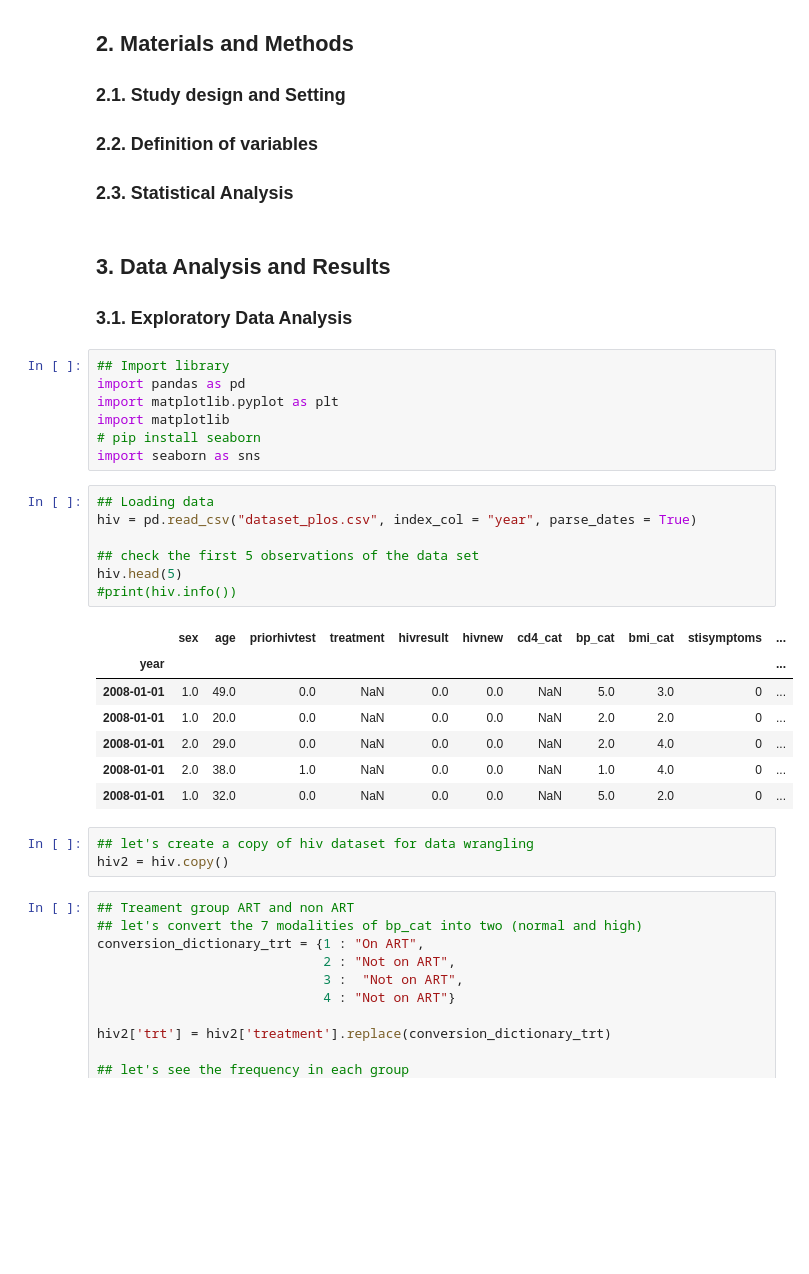
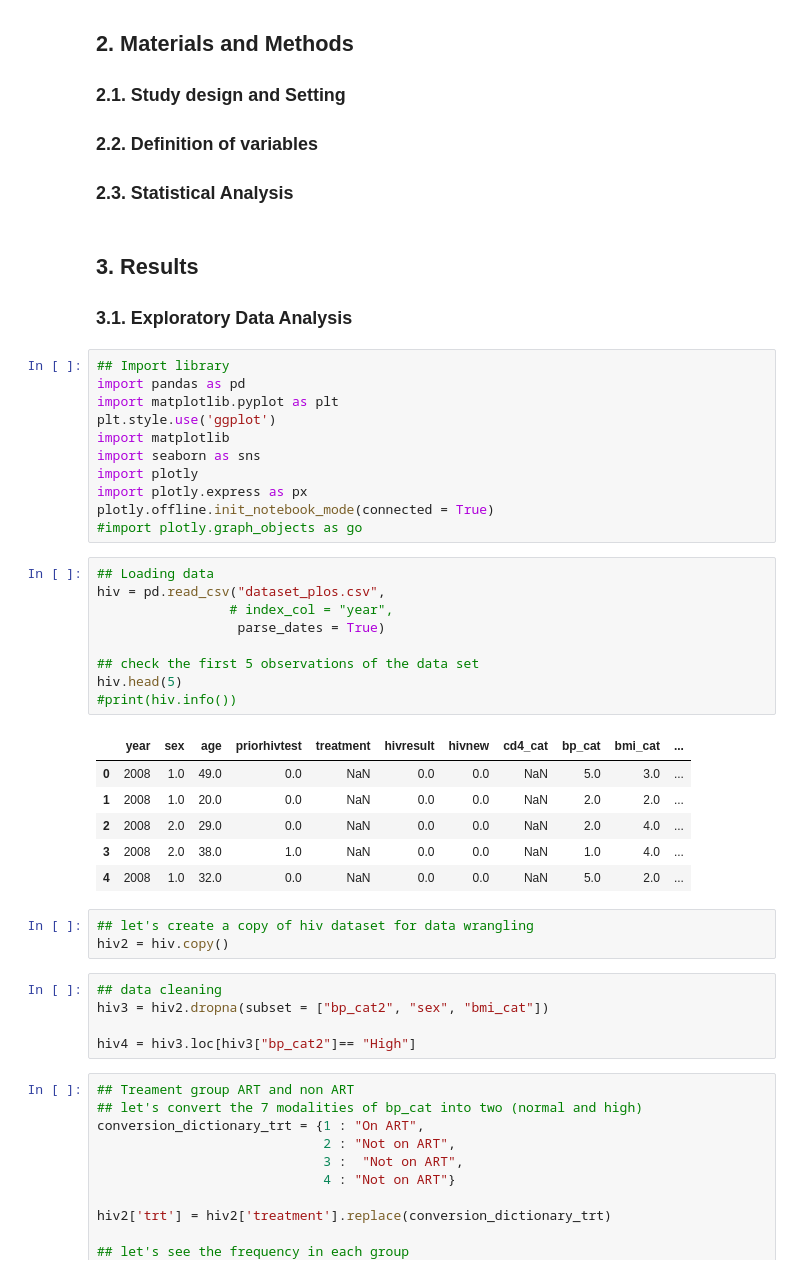
Before and after one commit to boniale/PDA_Python_HTN_PLWHIV, a Jupyter notebook: PDA_Report.ipynb, the cells around one changed output. Cells and saved outputs as stored; diff of their text form; blank space fills up the shorter version.

```diff
--- a/PDA_Report.ipynb
+++ b/PDA_Report.ipynb
@@ -43,34 +43,44 @@ The widespread use of antiretroviral therapy (ART) in SSA has resulted in a near
 
 ### 2.3. Statistical Analysis
 # %% [markdown]
-## 3. Data Analysis and Results
+## 3. Results
 
 ### 3.1. Exploratory Data Analysis
 # %%
 ## Import library
 import pandas as pd
 import matplotlib.pyplot as plt
+plt.style.use('ggplot')
 import matplotlib
-# pip install seaborn
 import seaborn as sns
+import plotly
+import plotly.express as px
+plotly.offline.init_notebook_mode(connected = True)
+#import plotly.graph_objects as go
 # %%
 ## Loading data
-hiv = pd.read_csv("dataset_plos.csv", index_col = "year", parse_dates = True)
+hiv = pd.read_csv("dataset_plos.csv",
+                 # index_col = "year",
+                  parse_dates = True)
 
 ## check the first 5 observations of the data set
 hiv.head(5)
 #print(hiv.info())
 # %% [output]
-|  | sex | age | priorhivtest | treatment | hivresult | hivnew | cd4_cat | bp_cat | bmi_cat | stisymptoms | ... |
-| year |  |  |  |  |  |  |  |  |  |  | ... |
-| 2008-01-01 | 1.0 | 49.0 | 0.0 | NaN | 0.0 | 0.0 | NaN | 5.0 | 3.0 | 0 | ... |
-| 2008-01-01 | 1.0 | 20.0 | 0.0 | NaN | 0.0 | 0.0 | NaN | 2.0 | 2.0 | 0 | ... |
-| 2008-01-01 | 2.0 | 29.0 | 0.0 | NaN | 0.0 | 0.0 | NaN | 2.0 | 4.0 | 0 | ... |
-| 2008-01-01 | 2.0 | 38.0 | 1.0 | NaN | 0.0 | 0.0 | NaN | 1.0 | 4.0 | 0 | ... |
-| 2008-01-01 | 1.0 | 32.0 | 0.0 | NaN | 0.0 | 0.0 | NaN | 5.0 | 2.0 | 0 | ... |
+|  | year | sex | age | priorhivtest | treatment | hivresult | hivnew | cd4_cat | bp_cat | bmi_cat | ... |
+| 0 | 2008 | 1.0 | 49.0 | 0.0 | NaN | 0.0 | 0.0 | NaN | 5.0 | 3.0 | ... |
+| 1 | 2008 | 1.0 | 20.0 | 0.0 | NaN | 0.0 | 0.0 | NaN | 2.0 | 2.0 | ... |
+| 2 | 2008 | 2.0 | 29.0 | 0.0 | NaN | 0.0 | 0.0 | NaN | 2.0 | 4.0 | ... |
+| 3 | 2008 | 2.0 | 38.0 | 1.0 | NaN | 0.0 | 0.0 | NaN | 1.0 | 4.0 | ... |
+| 4 | 2008 | 1.0 | 32.0 | 0.0 | NaN | 0.0 | 0.0 | NaN | 5.0 | 2.0 | ... |
 # %%
 ## let's create a copy of hiv dataset for data wrangling
 hiv2 = hiv.copy()
+# %%
+## data cleaning
+hiv3 = hiv2.dropna(subset = ["bp_cat2", "sex", "bmi_cat"])
+
+hiv4 = hiv3.loc[hiv3["bp_cat2"]== "High"]
 # %%
 ## Treament group ART and non ART
 ## let's convert the 7 modalities of bp_cat into two (normal and high)
```
Also changed, not shown: parts of 29 cells of this notebook.
